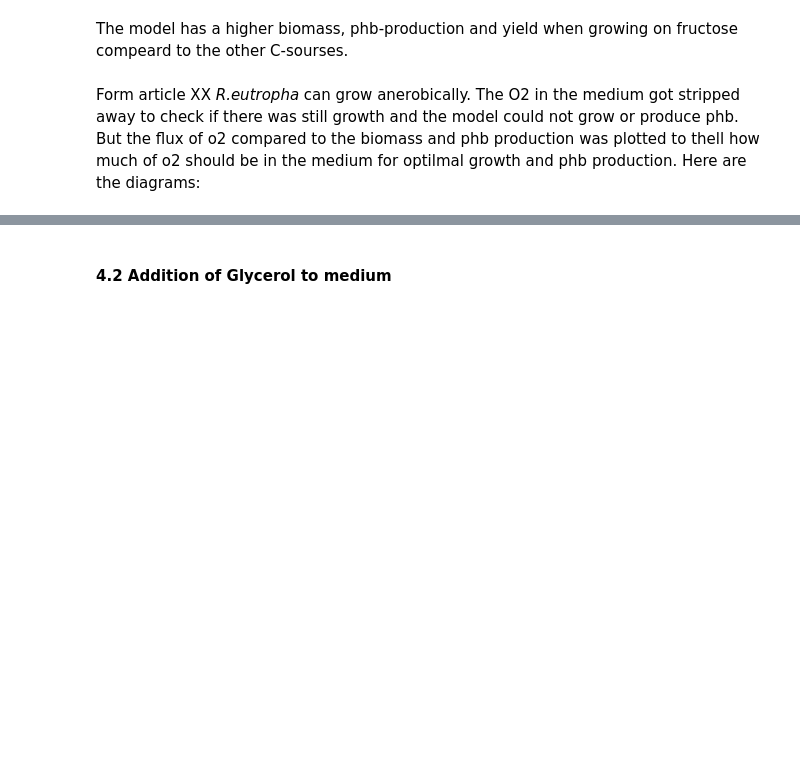
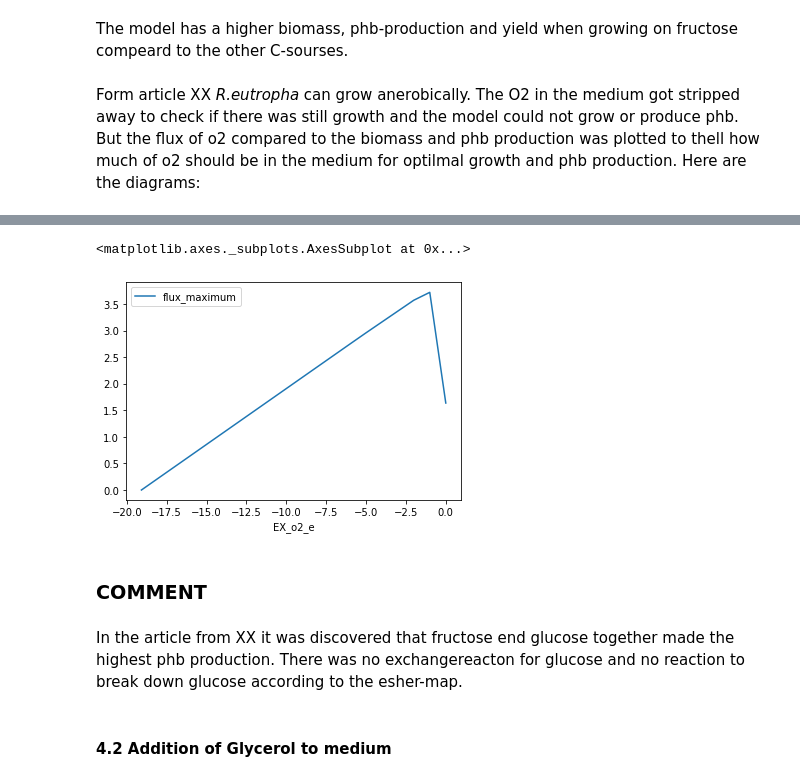
Before and after one commit to 27410/group-assignment-2021-group_2_pha-production, a Jupyter notebook: Report.ipynb, the cells around one changed output, grey strips where cells are left out. Drawn from its saved outputs; the diff is of its cells as text; code cells hidden in the pictures; blank space fills up the shorter version.

```diff
--- a/Report.ipynb
+++ b/Report.ipynb
@@ -223,3 +298,22 @@ Form article XX  _R.eutropha_ can grow anerobically. The O2 in the medium got st
+# %%
+with model:
+    medium = model.medium
+    medium['EX_o2_e'] = 1000
+    model.medium = medium
+    model.objective = model.reactions.EX_pbhb_e
+
+    ppp_phb = production_envelope(model,
+                    reactions=[model.reactions.EX_o2_e],
+                    objective=model.reactions.EX_pbhb_e)
+# %%
+ppp_phb.plot(x='EX_o2_e', y='flux_maximum')
+# %% [output]
+<matplotlib.axes._subplots.AxesSubplot at 0x...>
+[figure, added]
+# %% [markdown]
+### COMMENT
+# %% [markdown]
+In the article from XX it was discovered that fructose end glucose together made the highest phb production. There was no exchangereacton for glucose and no reaction to break down glucose according to the esher-map.
 # %% [markdown]
 #### 4.2 Addition of Glycerol to medium
 # %% [markdown]
```
Also changed, not shown: parts of 9 cells of this notebook.
